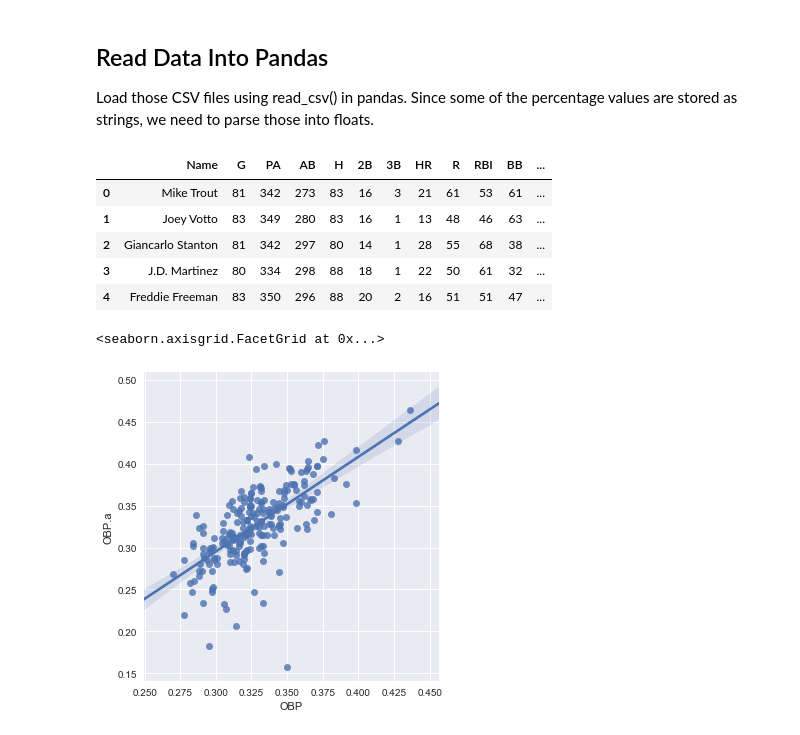
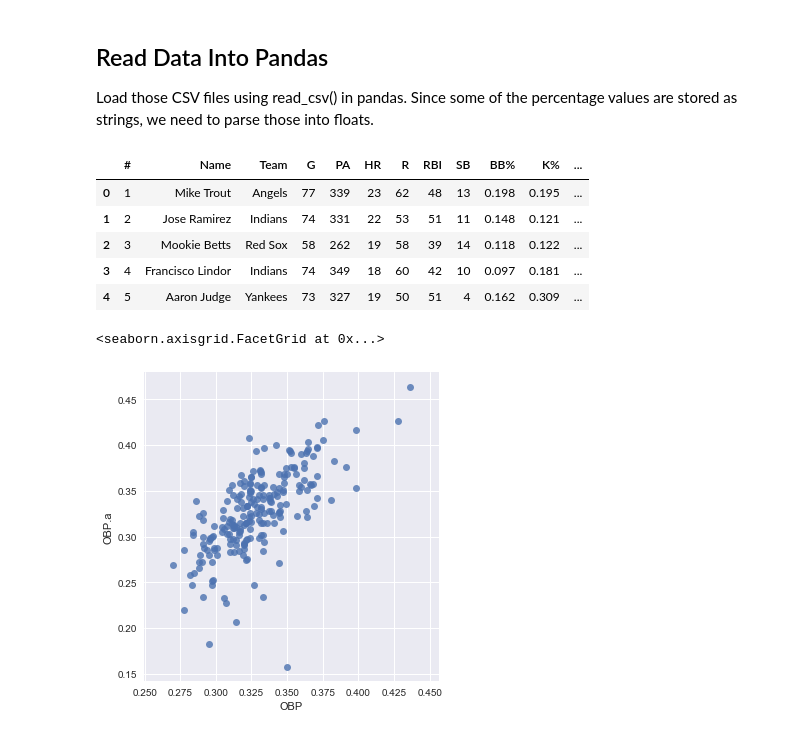
Before and after one commit to zmsy/zmsy.github.io, a Jupyter notebook: content/blog/fantasy-baseball/fantasy.ipynb, the cells around one changed output. Cells and saved outputs as stored; diff of their text form; code cells hidden in the pictures.

```diff
--- a/content/blog/fantasy-baseball/fantasy.ipynb
+++ b/content/blog/fantasy-baseball/fantasy.ipynb
@@ -148,19 +148,20 @@ with open('pitchers_projections.html', 'r') as phtml:
 dfb = pd.merge(dfb_proj, df_rost, how='left', on='Name', suffixes=('.p', '.r'))
 dfb = pd.merge(dfb, dfb_act, how='left', on='Name', suffixes=('', '.a'))
 # %%
-dfb.head()
+dfb_act.head()
 # %% [output]
-|  | Name | G | PA | AB | H | 2B | 3B | HR | R | RBI | BB | ... |
-| 0 | Mike Trout | 81 | 342 | 273 | 83 | 16 | 3 | 21 | 61 | 53 | 61 | ... |
-| 1 | Joey Votto | 83 | 349 | 280 | 83 | 16 | 1 | 13 | 48 | 46 | 63 | ... |
-| 2 | Giancarlo Stanton | 81 | 342 | 297 | 80 | 14 | 1 | 28 | 55 | 68 | 38 | ... |
-| 3 | J.D. Martinez | 80 | 334 | 298 | 88 | 18 | 1 | 22 | 50 | 61 | 32 | ... |
-| 4 | Freddie Freeman | 83 | 350 | 296 | 88 | 20 | 2 | 16 | 51 | 51 | 47 | ... |
+|  | # | Name | Team | G | PA | HR | R | RBI | SB | BB% | K% | ... |
+| 0 | 1 | Mike Trout | Angels | 77 | 339 | 23 | 62 | 48 | 13 | 0.198 | 0.195 | ... |
+| 1 | 2 | Jose Ramirez | Indians | 74 | 331 | 22 | 53 | 51 | 11 | 0.148 | 0.121 | ... |
+| 2 | 3 | Mookie Betts | Red Sox | 58 | 262 | 19 | 58 | 39 | 14 | 0.118 | 0.122 | ... |
+| 3 | 4 | Francisco Lindor | Indians | 74 | 349 | 18 | 60 | 42 | 10 | 0.097 | 0.181 | ... |
+| 4 | 5 | Aaron Judge | Yankees | 73 | 327 | 19 | 50 | 51 | 4 | 0.162 | 0.309 | ... |
 # %%
 sb.lmplot(x='OBP',
           y='OBP.a',
+          fit_reg=False,
           legend=False,
           data=dfb[(dfb['AB'] > 200) & (dfb['OBP.a'] > 0.1)])
 # %% [output]
 <seaborn.axisgrid.FacetGrid at 0x...>
-[figure, old version]
+[figure, new version]
```
Also changed, not shown: parts of 1 cell of this notebook, 1 other file.
